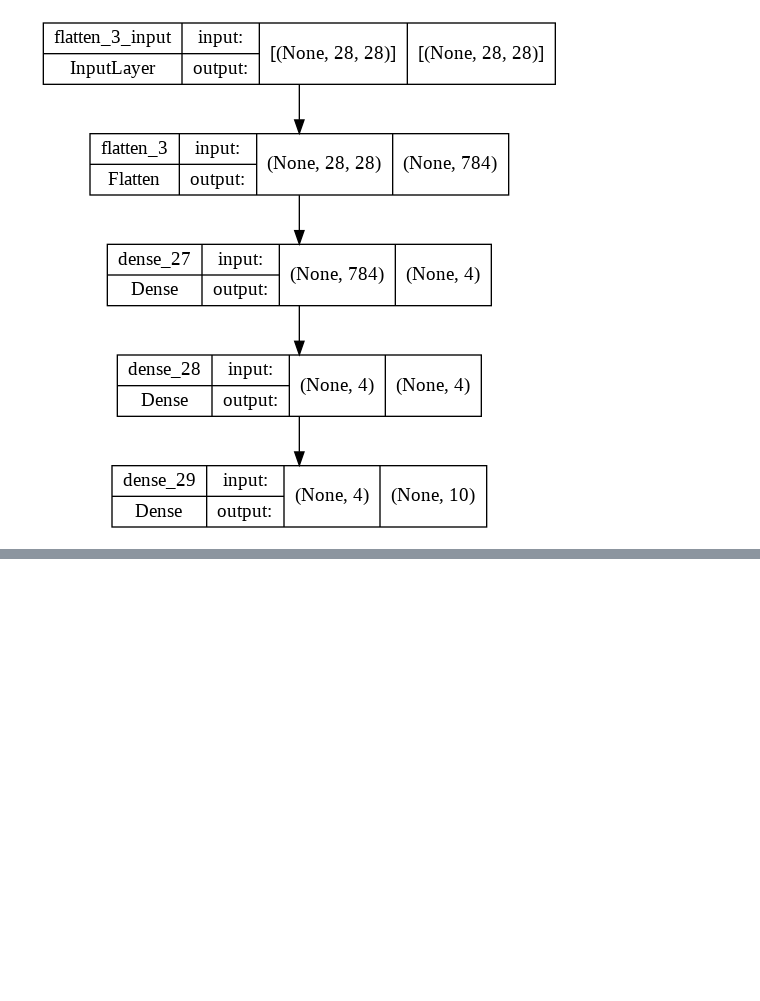
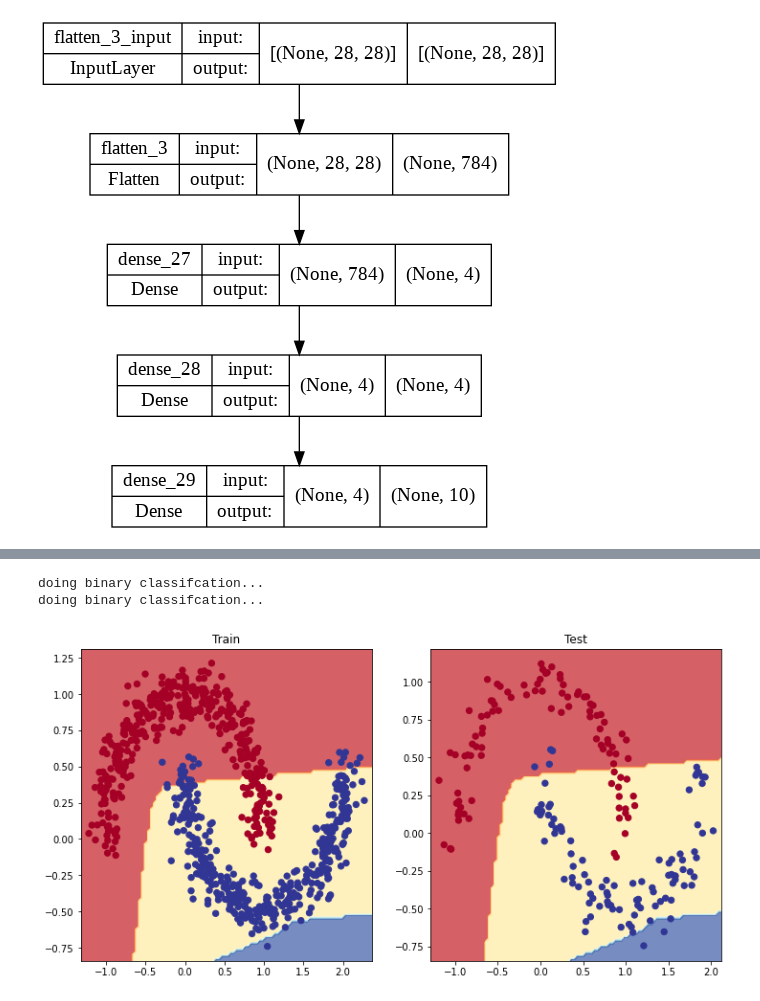
Before and after one commit to flaghunter21/TensorFlow-Practice, a Jupyter notebook: 02_neural_network_classification.ipynb, the cells around one changed output, grey strips where cells are left out. Drawn from its saved outputs; the diff is of its cells as text; code cells hidden in the pictures; blank space fills up the shorter version.

```diff
--- a/02_neural_network_classification.ipynb
+++ b/02_neural_network_classification.ipynb
@@ -1058,0 +1091,4 @@ plot_model(model_14, show_shapes=True)
+# %%
+# Split data into train and test sets
+X_train, y_train = X[:800], y[:800]
+X_test, y_test = X[800:], y[800:]
@@ -1058,0 +1117,13 @@ plot_model(model_14, show_shapes=True)
+# %%
+plt.figure(figsize=(12, 6))
+plt.subplot(1, 2, 1)
+plt.title("Train")
+plot_decision_boundary(moons_model, X=X_train, y=y_train)
+plt.subplot(1, 2, 2)
+plt.title("Test")
+plot_decision_boundary(moons_model, X=X_test, y=y_test)
+plt.show()
+# %% [output]
+doing binary classifcation...
+doing binary classifcation...
+[figure, added]
```
Also changed, not shown: parts of 31 cells of this notebook.
